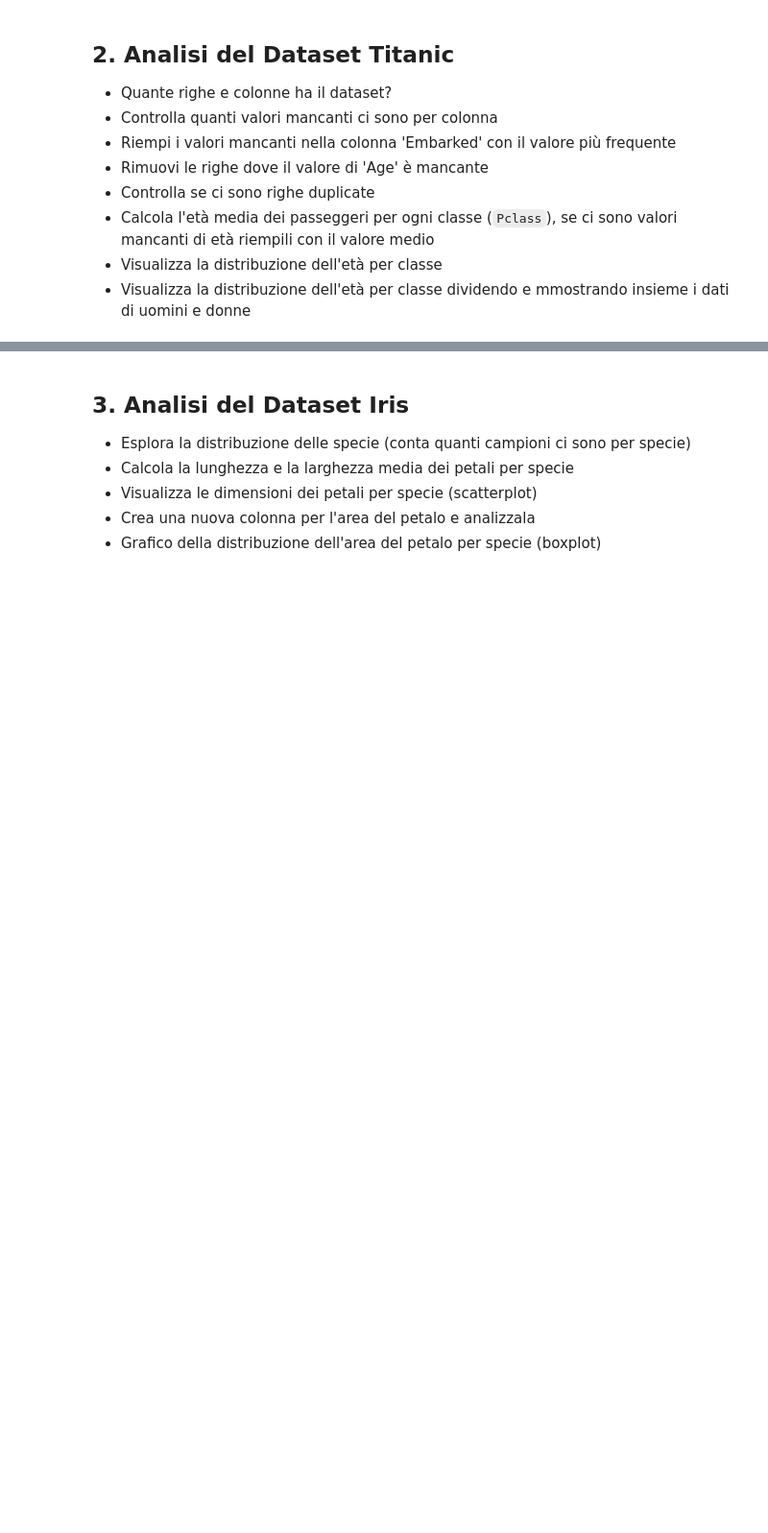
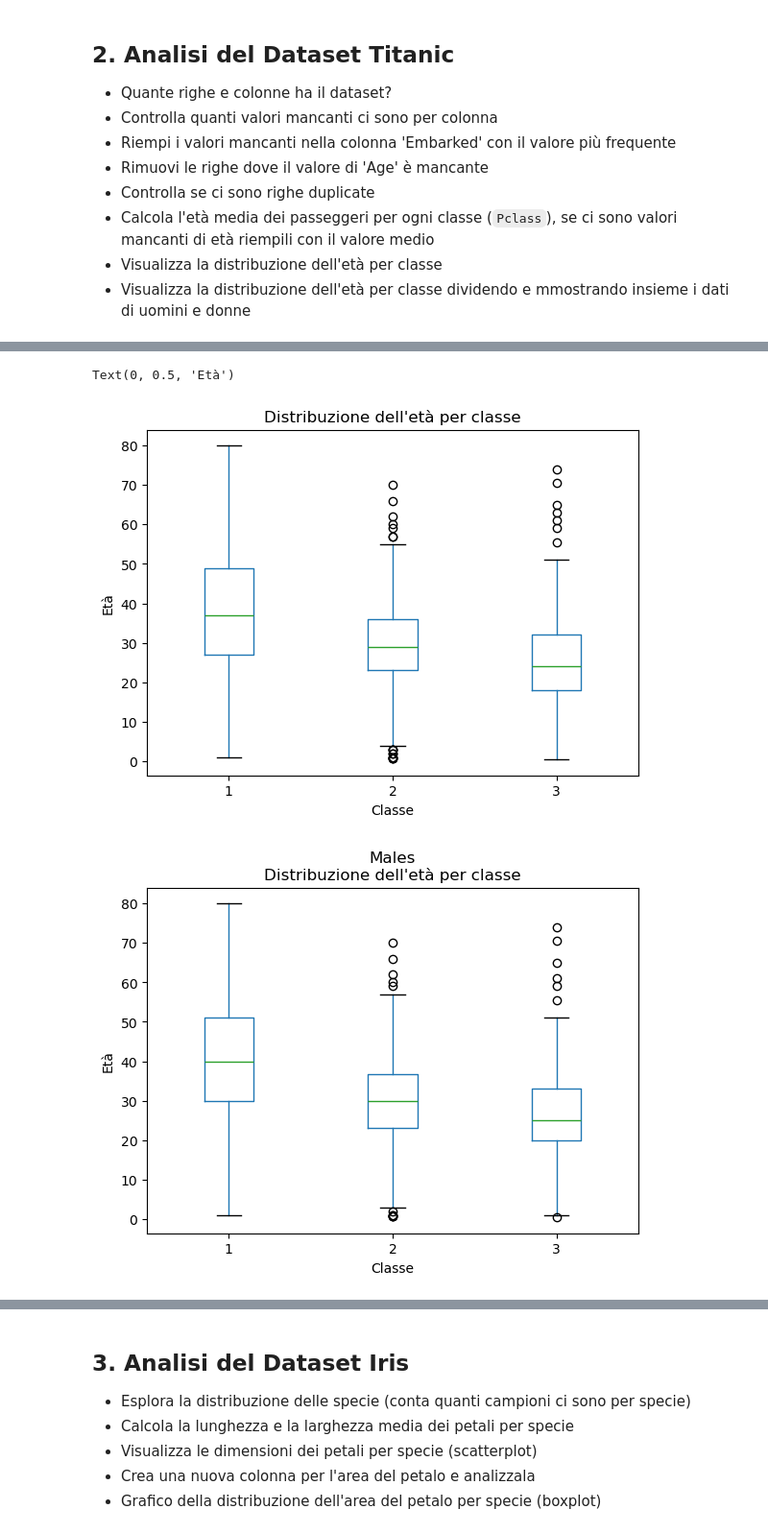
Before and after one commit to DenisTrokan/ProgrammingLab, a Jupyter notebook: 4_Esercizi_lez_4.ipynb, the cells around one changed output, grey strips where cells are left out. Shown: that part at 96% size. Saved outputs shown, nothing was run; the diff lists cells and outputs as text; code cells hidden in the pictures; blank space fills up the shorter version.

```diff
--- a/4_Esercizi_lez_4.ipynb
+++ b/4_Esercizi_lez_4.ipynb
@@ -55,0 +60,48 @@ df.head()
+# %%
+# 📦 Caricamento del dataset
+import pandas as pd
+import matplotlib.pyplot as plt
+#import seaborn as sns
+
+url = "https://raw.githubusercontent.com/datasciencedojo/datasets/master/titanic.csv"
+df = pd.read_csv(url ,)
+#df.head()
+#df.info()
+print('numero righe df = '+str(df.shape[0]))
+print('numero col df = '+str(df.shape[1]))
+# Count NaNs per column
+na_counts = df.isna().sum() #sum somma per colonne
+print(f' numero di na \n {na_counts}')
+# Sostituisce i valori mancanti (NaN) nella colonna 'Embarked' con il valore più frequente (moda) della stessa colonna
+df['Embarked'] = df['Embarked'].    (df['Embarked'].mode()[0])
+# Rimuove tutte le righe del DataFrame dove il valore della colonna 'Age' è mancante (NaN)
+df = df.dropna(subset=['Age'])
+duplicate_rows = df.duplicated().sum()
+print(f"Numero di righe duplicate: {duplicate_rows}")
+#controllo valori manacanti peso e metto il piu frequente
+df['Age'] = df['Age'].fillna(df['Age'].mode()[0])
+#media dei passeggeri per ogni classe
+eta_media_classe = df.groupby('Pclass')['Age'].mean()
+print(f'età media per classe \n {eta_media_classe.to_string()}')
+
+# Visualizza la distribuzione dell'età per classe (Pclass) con boxplot
+df.boxplot(column='Age', by='Pclass', grid=False)
+plt.title('Distribuzione dell\'età per classe')
+plt.suptitle('')  # Rimuove il titolo automatico di pandas
+plt.xlabel('Classe')
+plt.ylabel('Età')
+#divisione per sesso
+#maschi
+df[df['Sex']=='male'].boxplot(column='Age', by='Pclass', grid=False)
+plt.title('Distribuzione dell\'età per classe')
+plt.suptitle('Males')  # Rimuove il titolo automatico di pandas
+plt.xlabel('Classe')
+plt.ylabel('Età')
+
+#femmine
+df[df['Sex']=='female'].boxplot(column='Age', by='Pclass', grid=False)
+plt.title('Distribuzione dell\'età per classe')
+plt.suptitle('Males')  # Rimuove il titolo automatico di pandas
+plt.xlabel('Classe')
+plt.ylabel('Età')
+# %% [output]
@@ -55,0 +125,3 @@ df.head()
+Text(0, 0.5, 'Età')
+[figure, added]
+[figure, added]
```
Also changed, not shown: parts of 7 cells of this notebook.
